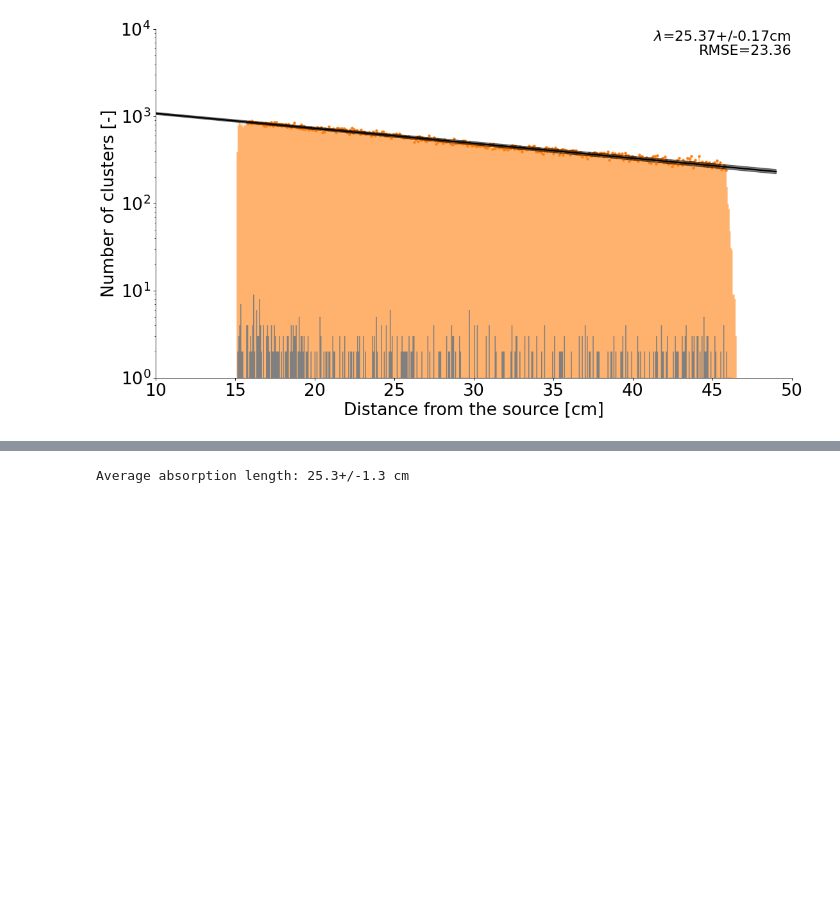
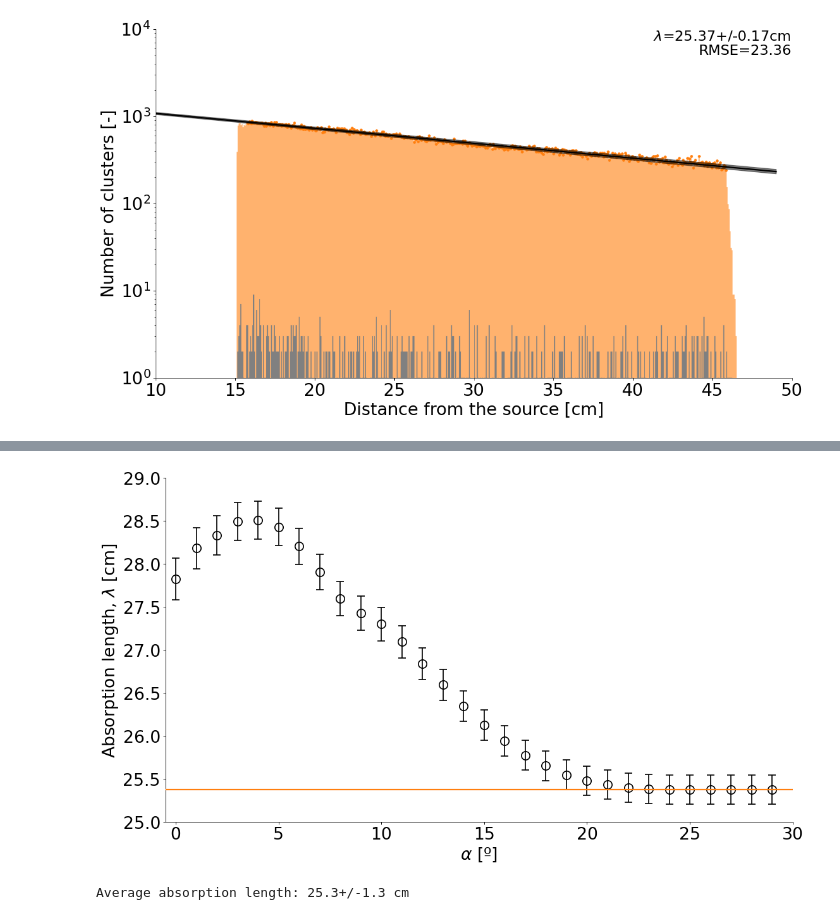
Before and after one commit to RitaROK/Analysis, a Jupyter notebook: Absorption_length.ipynb, the cells around one changed output, grey strips where cells are left out. Drawn from its saved outputs; the diff is of its cells as text; code cells hidden in the pictures; blank space fills up the shorter version.

```diff
--- a/Absorption_length.ipynb
+++ b/Absorption_length.ipynb
@@ -519,3 +450,51 @@ RMSE :  7.664460347640085
+# %%
+#@title Absorption Lengths
+def calc_lambda(roi, alphas, A):
+  nbin=500
+  border=10
+  plots = int(len(alphas)/2)
+  lambdas = []
+  dlambdas = []
+  for alpha in alphas:
+    n, bins, patches = plt.hist(roi['D[cm]'].loc[(roi['z[cm]']!=0) & (roi['alpha']<=alpha)], bins=nbin, histtype='stepfilled', lw=1, color='tab:orange', alpha=0.6)
+    bin_middles = (bins[1:]+bins[:-1])/2
+    x=np.arange(0, 50, 1)
+    plt.close()
+
+    popt, pcov = curve_fit(fit, bin_middles[border:nbin-border], n[border:nbin-border], p0=[A, 20])
+    ycalc = fit(x, *popt)
+    pcov = np.sqrt(np.diag(pcov))
+    #display('-'*100)
+    #print('alpha <=', alpha)
+    #print('A =', (ufloat(popt[0], pcov[0])))
+    #print('Absorption length:', ufloat(popt[1], pcov[1]), 'cm')
+    lambdas.append(popt[1])
+    dlambdas.append(pcov[1])
+    rmse = np.sqrt(mean_squared_error(n[border:nbin-border], fit(bin_middles[border:nbin-border], *popt)))
+    #print('RMSE : ', rmse)
+
+  return alphas, lambdas, dlambdas
+
+alphas, lamb, dlamb = calc_lambda(roi, [0,1,2,3,4,5,6,7,8,9,10,11,12,13,14,15,16,17,18,19,20,
+                                        21, 22, 23, 24, 25, 26, 27, 28, 29], 1000)
+
+fig, (ax) = plt.subplots(figsize=(16,9), dpi= 80, facecolor='w', edgecolor='k')
+plt.errorbar(alphas, lamb, yerr=dlamb, color='none', marker='o', markersize=12,
+            markeredgecolor='k', markeredgewidth=1.5, ecolor='k', elinewidth=1.5, capsize=5, capthick=1.5)
+
+plt.axhline(y=25.37, lw=2, color='tab:orange', zorder=3)
+#plt.fill_between(np.arange(0,51,1), np.mean(absl)-3*np.std(absl), np.mean(absl)+3*np.std(absl), color='tab:orange', alpha=0.4, lw=0)
+#plt.text(1, np.mean(absl)+0.7, '$\lambda=25.3(13)$ cm', fontsize=20, ha='left', va='bottom')
+ax.set_xlim(-0.5,30)
+ax.set_ylim(25,29)
+ax.spines["right"].set_visible(False)
+ax.spines["top"].set_visible(False)
+ax.set_ylabel('Absorption length, $\lambda$ [cm]', y=0.5, ha='center', fontsize=24)
+ax.tick_params(axis='both', which='major', labelsize=24)
+ax.set_xlabel(r'$\alpha$ [º]', x=0.5, ha='center', fontsize=24)
+plt.show()
+# %% [output]
+[figure, added]
 # %%
 #@title Average absorption length
 z = [5, 10, 15, 20, 25, 30, 35, 40, 45]
```
Also changed, not shown: parts of 7 cells of this notebook.
